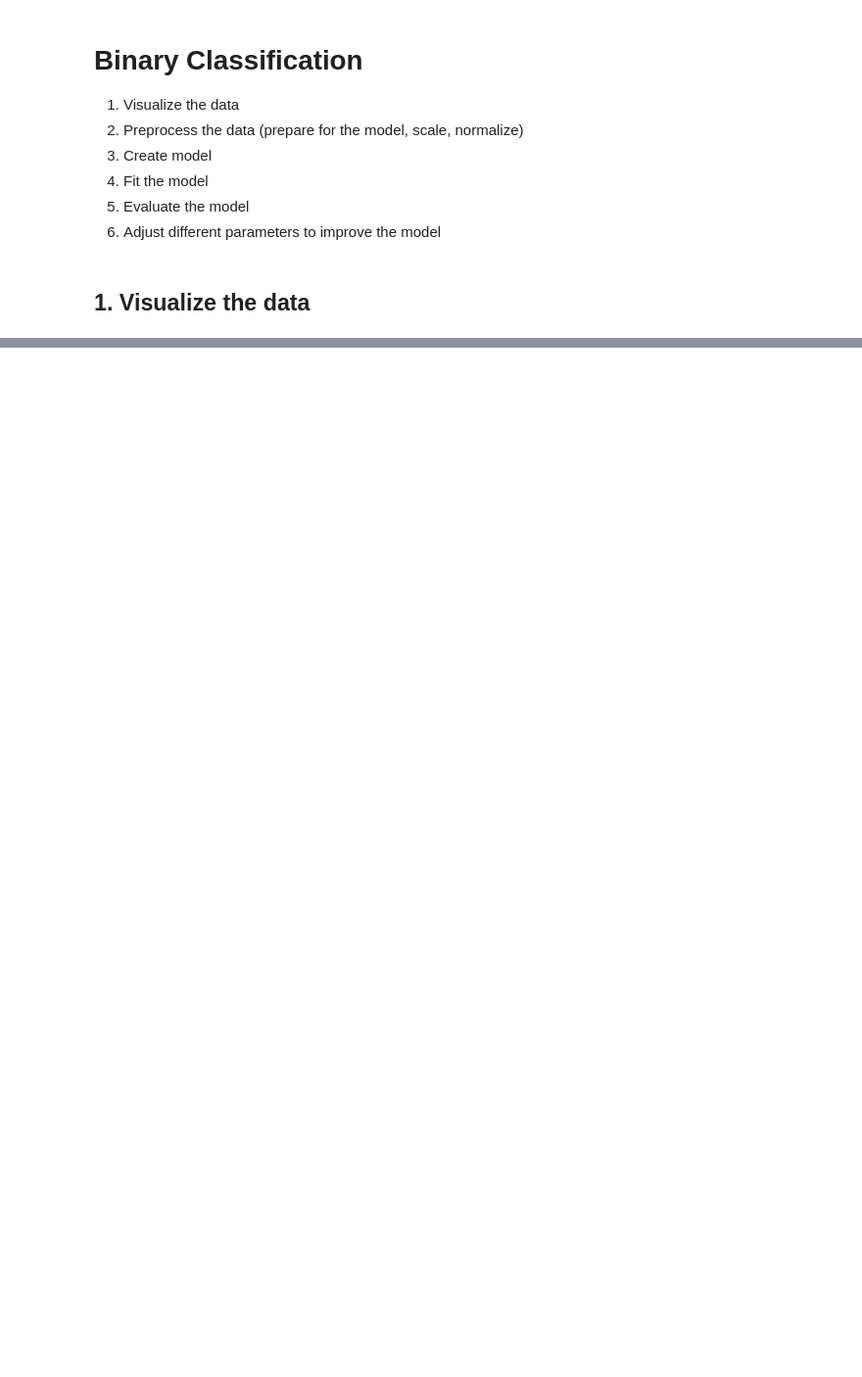
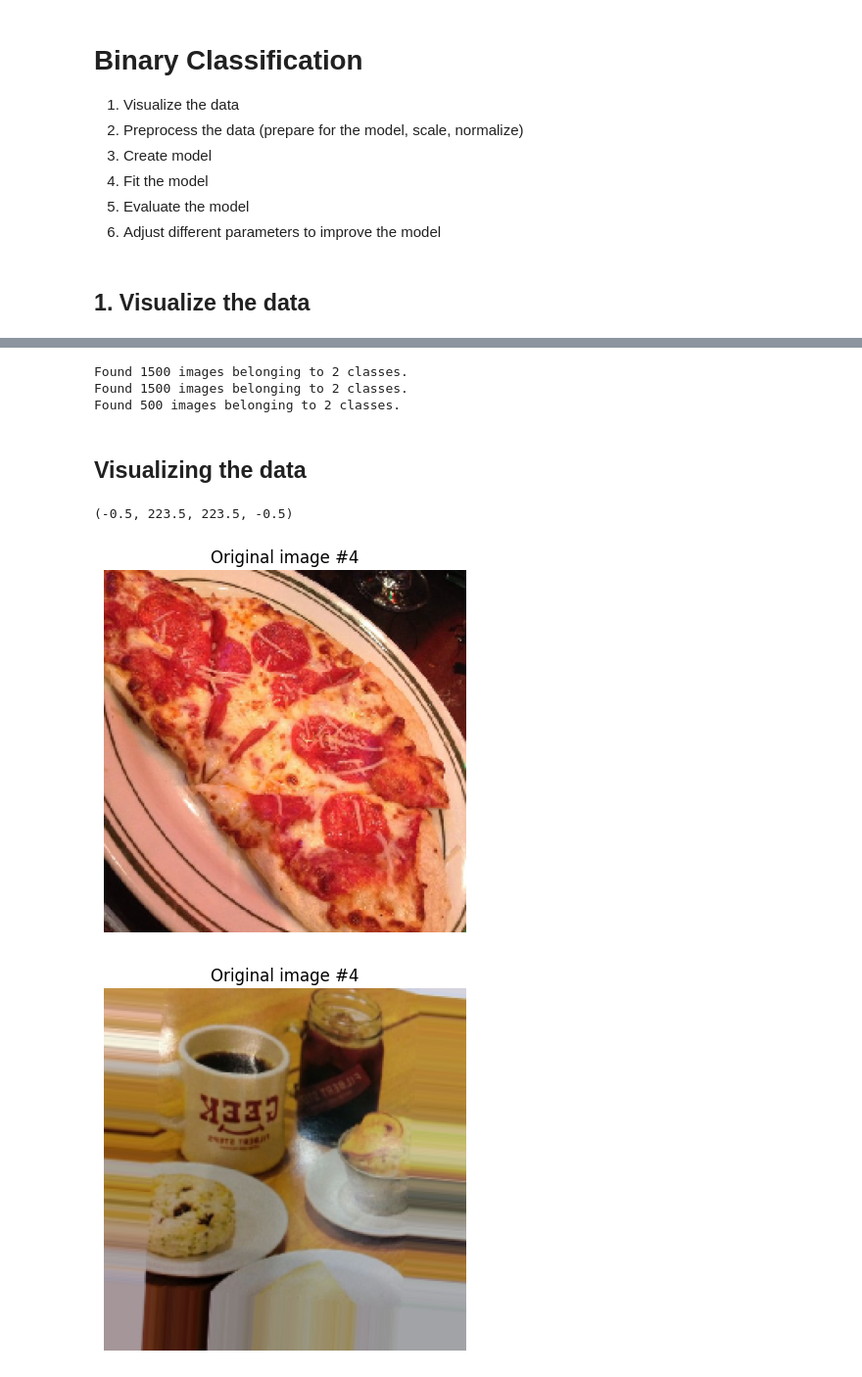
Before and after one commit to jescalada/Tensorflow-colabs, a Jupyter notebook: computer_vision_intro.ipynb, the cells around one changed output, grey strips where cells are left out. Shown at 98% size. Saved outputs shown, nothing was run; the diff lists cells and outputs as text; code cells hidden in the pictures; blank space fills up the shorter version.

```diff
--- a/computer_vision_intro.ipynb
+++ b/computer_vision_intro.ipynb
@@ -218,0 +221,4 @@ Image shape: (384, 512, 3)
+# %%
+# Define directory dataset paths
+train_dir = "pizza_steak/train/"
+test_dir = "pizza_steak/test/"
@@ -218,0 +464,44 @@ Image shape: (384, 512, 3)
+# %%
+train_data_augmented = train_datagen_augmented.flow_from_directory(train_dir,
+                                                                   target_size=(224, 224),
+                                                                   batch_size=32,
+                                                                   class_mode="binary",
+                                                                   shuffle=True)
+
+# Create non-augmented train data
+train_data = train_datagen.flow_from_directory(train_dir,
+                                               target_size=(224, 224),
+                                               batch_size=32,
+                                               class_mode="binary",
+                                               shuffle=True)
+
+# Create non-augmented test data batches
+test_data = test_datagen.flow_from_directory(test_dir,
+                                             target_size=(224, 224),
+                                             batch_size=32,
+                                             class_mode="binary")
+# %% [output]
+Found 1500 images belonging to 2 classes.
+Found 1500 images belonging to 2 classes.
+Found 500 images belonging to 2 classes.
+# %% [markdown]
+## Visualizing the data
+# %%
+# Get sample data batches
+images, labels = train_data.next()
+aug_images, aug_labels = train_data_augmented.next()
+# %%
+# Show original along with augmented (this is why we didn't shuffle)
+import random
+random_number = random.randint(0, 31)
+plt.imshow(images[random_number])
+plt.title(f"Original image #{random_number}")
+plt.axis(False)
+plt.figure()
+plt.imshow(aug_images[random_number])
+plt.title(f"Original image #{random_number}")
+plt.axis(False)
+# %% [output]
+(-0.5, 223.5, 223.5, -0.5)
+[figure, added]
+[figure, added]
```
Also changed, not shown: parts of 42 cells of this notebook.
